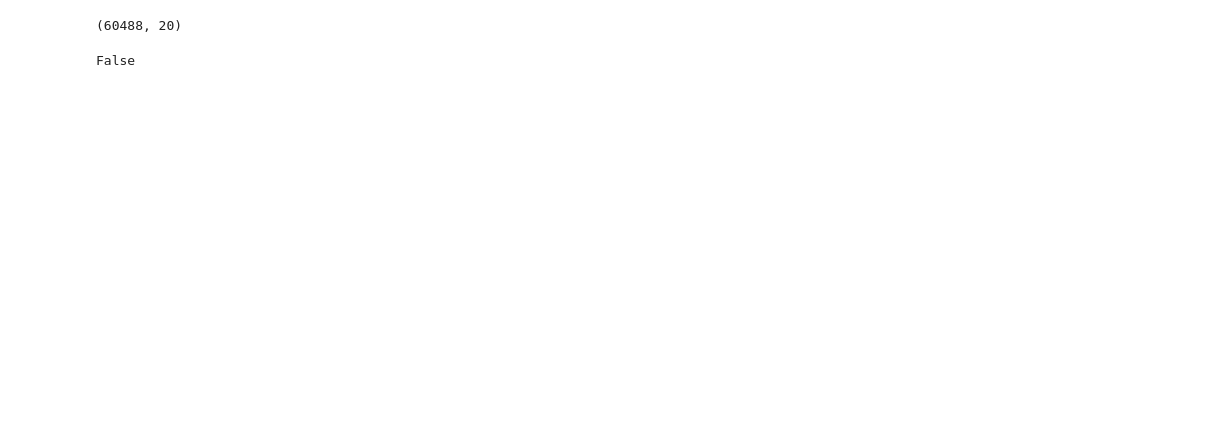
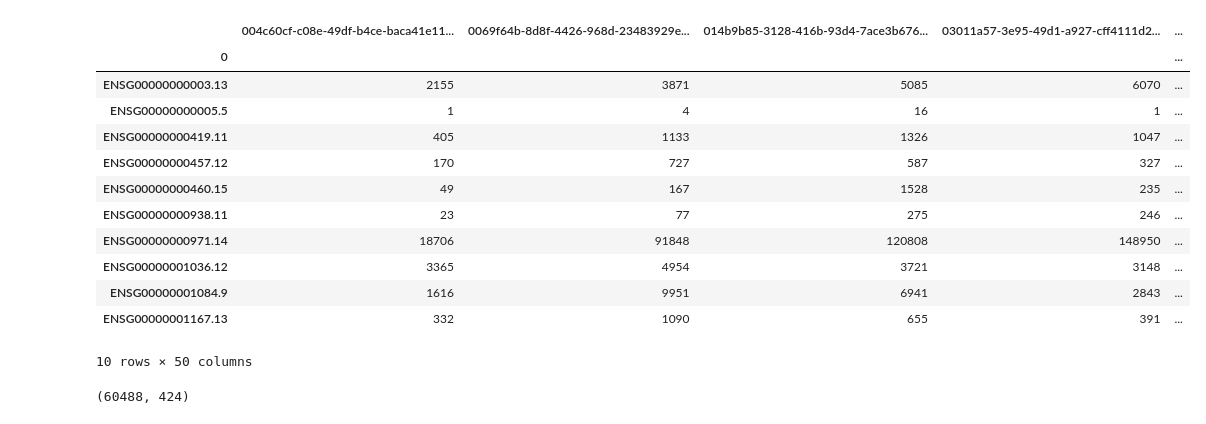
Before and after one commit to oaoni/spark-gene-expression, a Jupyter notebook: Query.ipynb, the cells around one changed output. Drawn from its saved outputs; the diff is of its cells as text; code cells hidden in the pictures; blank space fills up the shorter version.

```diff
--- a/Query.ipynb
+++ b/Query.ipynb
@@ -35,11 +35,11 @@ class gdc_data:
         self.main_dir = os.path.join(os.getcwd(),"data")
         self.query_dir = os.path.join(self.main_dir,self.name)
         #Initialize empty file name
-        self.file_name = []
+        self.file_name = ''
         #Initialize an empty http reponse
-        self.response = []
+        self.response = ''
         #Initialize variable for size of query
-        self.size = []
+        self.size = ''
 
     def data_query(self):
         '''
@@ -124,7 +124,7 @@ class gdc_data:
             os.makedirs(self.query_dir)
 
         #desired location of compressed data targz file
-        targz = os.path.join(self.query_dir,file_name)
+        targz = os.path.join(self.query_dir,self.file_name)
         #Opens a file named after the file_name, and writes the contents of the query to the file
         with open(targz, "wb") as output_file:
             output_file.write(self.response.content) #writes the response to the desired location
@@ -132,16 +132,23 @@ class gdc_data:
         self.data_write_targz()
 
     def data_write_targz(self):
+        '''
+        Uncompressess a targz file under the query directory, and writes to disk
+        '''
 
-        #Performs data query and write if filename and response have not been populated yet
-        if not self.file_name and not self.response:
-            self.data_query()
-            self.data_write
+        #Performs data query and writes targz if filename and response have not been populated yet
+        #Check if the filename has been populated, if not then check if it exists in the query directory
+        #, if neither, run query
+        if not self.file_name:
+            self.file_name = ''.join([x for x in os.listdir(self.query_dir) if x[-6:] == 'tar.gz'])
+            if not self.file_name:
+                self.data_query()
+                self.data_write()
 
         #desired location of compressed data targz file
-        targz = os.path.join(self.query_dir,file_name)
+        targz = os.path.join(self.query_dir,self.file_name)
 
-        #Create a path for this uncompressed targz files if it doesnt exist already
+        #Create a path for the uncompressed targz files if it doesnt exist already
         uncomp_targz_dir = os.path.join(self.query_dir,"uncompressed_targz")
         if not os.path.exists(uncomp_targz_dir):
             os.makedirs(uncomp_targz_dir)
@@ -185,8 +192,10 @@ class gdc_data:
                     df.columns = [file]
                     self.data = pd.concat([self.data,df],axis=1)
 
+        self.size = self.data.shape #Store the dimensions of the data matrix
+
     def data_add(self,data):
             self.data = data
 # %%
-test = gdc_data("LIHC20")
+test = gdc_data("LIHC")
 # %%
@@ -194,10 +203,20 @@ test.data_write()
+# %%
+test.data.iloc[:10,:50]
+# %% [output]
+|  | 004c60cf-c08e-49df-b4ce-baca41e11... | 0069f64b-8d8f-4426-968d-23483929e... | 014b9b85-3128-416b-93d4-7ace3b676... | 03011a57-3e95-49d1-a927-cff4111d2... | ... |
+| 0 |  |  |  |  | ... |
+| ENSG00000000003.13 | 2155 | 3871 | 5085 | 6070 | ... |
+| ENSG00000000005.5 | 1 | 4 | 16 | 1 | ... |
+| ENSG00000000419.11 | 405 | 1133 | 1326 | 1047 | ... |
+| ENSG00000000457.12 | 170 | 727 | 587 | 327 | ... |
+| ENSG00000000460.15 | 49 | 167 | 1528 | 235 | ... |
+| ENSG00000000938.11 | 23 | 77 | 275 | 246 | ... |
+| ENSG00000000971.14 | 18706 | 91848 | 120808 | 148950 | ... |
+| ENSG00000001036.12 | 3365 | 4954 | 3721 | 3148 | ... |
+| ENSG00000001084.9 | 1616 | 9951 | 6941 | 2843 | ... |
+| ENSG00000001167.13 | 332 | 1090 | 655 | 391 | ... |
+10 rows × 50 columns
 # %%
-test.data_save()
+test.size
+# %% [output]
+(60488, 424)
-# %%
-test.data.shape
-# %% [output]
-(60488, 20)
-# %%
-not test.file_name and not test.response
-# %% [output]
-False
```
Also changed, not shown: parts of 1 cell of this notebook.
